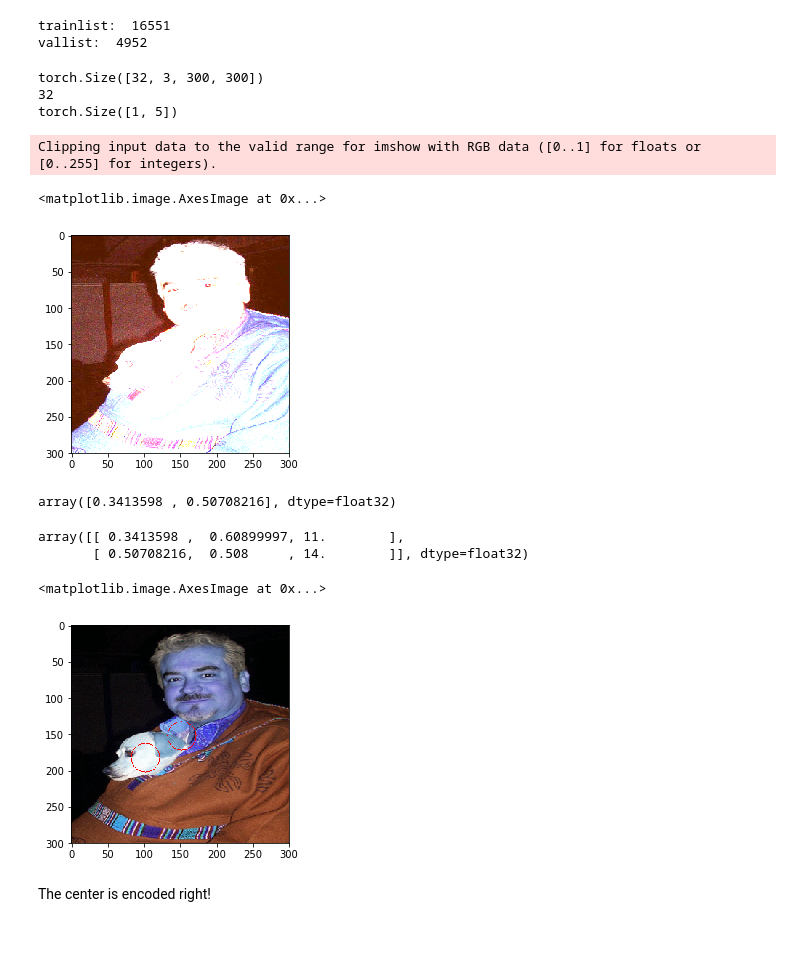
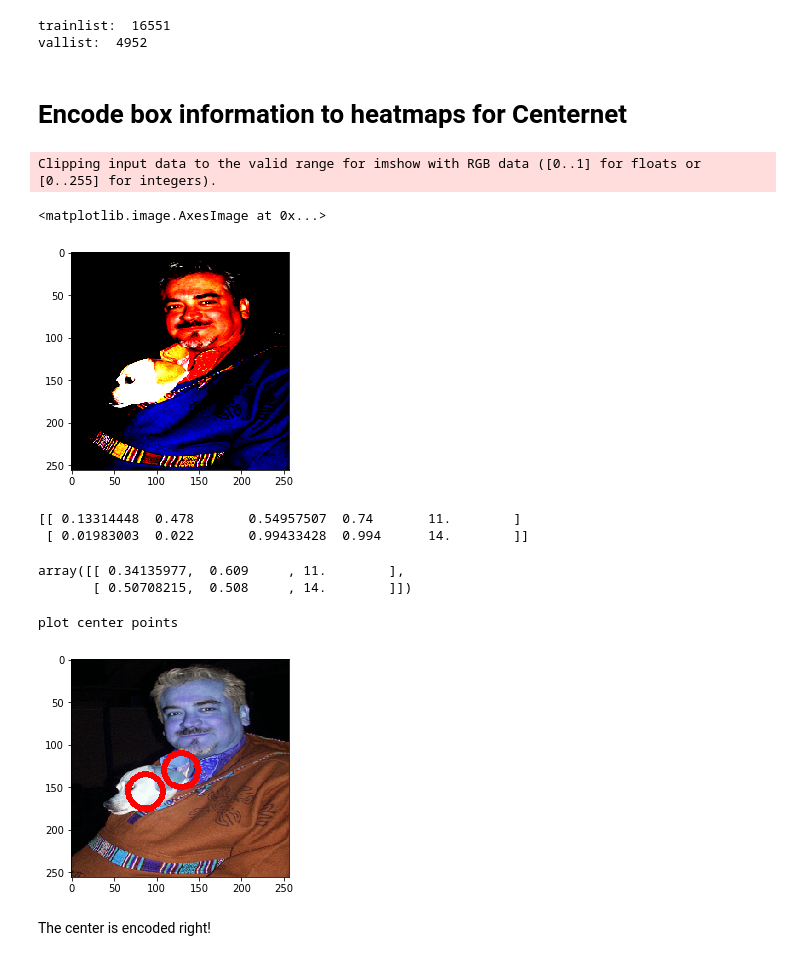
Before and after one commit to kentaroy47/centernet-from-scratch.pytorch, a Jupyter notebook: train_centernet.ipynb, the cells around one changed output. Saved outputs shown, nothing was run; the diff lists cells and outputs as text; code cells hidden in the pictures.

```diff
--- a/train_centernet.ipynb
+++ b/train_centernet.ipynb
@@ -31,4 +37,9 @@ fpn = False # try for fpns
 scale = 1
+# %%
+num_class = 20 # for VOC
+batch_size = 32
+input_size = 256 # should be dividable with 32
+MODEL_SCALE = 4 # output heatmap scale
 # %% [markdown]
 ## make data.Dataset for training
 # %%
@@ -96,54 +75,49 @@ dataloaders_dict = {"train": train_dataloader, "val": val_dataloader}
 # %% [output]
 trainlist:  16551
 vallist:  4952
-# %%
-# confirm operation
-batch_iterator = iter(dataloaders_dict["val"])  # イタレータに変換
-images, targets = next(batch_iterator)  # 1番目の要素を取り出す
-print(images.size())  # torch.Size([4, 3, 300, 300])
-print(len(targets))
-print(targets[1].shape)  # ミニバッチのサイズのリスト、各要素は[n, 5]、nは物体数
-# %% [output]
-torch.Size([32, 3, 300, 300])
-32
-torch.Size([1, 5])
+# %%
+# confirm operation
+images, targets = val_dataset[0]
+# %% [markdown]
+# Encode box information to heatmaps for Centernet
 # %%
 # show image
-img = images.numpy()[0]
+img = images.numpy()
 plt.imshow(img.transpose(1,2,0))
 # %% [output]
 Clipping input data to the valid range for imshow with RGB data ([0..1] for floats or [0..255] for integers).
 <matplotlib.image.AxesImage at 0x...>
-[figure, old version]
+[figure, new version]
-# %%
-np.mean(np.asarray([target[:,2],target[:,0]]), axis=0)
-# %% [output]
-array([0.3413598 , 0.50708216], dtype=float32)
 # %%
 # show targets
-target = np.asarray(targets[0])
+target = np.asarray(targets)
+print(target)
 # convert targets to its center.
 center = np.asarray([np.mean(np.asarray([target[:,2],target[:,0]]), axis=0).T, np.mean(np.asarray([target[:,3],target[:,1]]), axis=0).T, target[:,4]]).T
 center
 # %% [output]
-array([[ 0.3413598 ,  0.60899997, 11.        ],
-       [ 0.50708216,  0.508     , 14.        ]], dtype=float32)
+[[ 0.13314448  0.478       0.54957507  0.74       11.        ]
+ [ 0.01983003  0.022       0.99433428  0.994      14.        ]]
+array([[ 0.34135977,  0.609     , 11.        ],
+       [ 0.50708215,  0.508     , 14.        ]])
 # %%
 img -= np.min(img)
 # %%
 # Let's see if the center is encoded right
 
 img2 = cv2.imread("../VOCdevkit/VOC2007/JPEGImages/000001.jpg")
-img2 = cv2.resize(img2, (300,300))
+img2 = cv2.resize(img2, (input_size, input_size))
 
 # plot stuff centers
 for c in center:
-    img2 = cv2.circle(img2, (int(c[0]*input_size), int(c[1]*input_size)), 20, (255, 0, 0))
+    img2 = cv2.circle(img2, (int(c[0]*input_size), int(c[1]*input_size)), 20, (255, 0, 0), 5)
 
+print("plot center points")
 plt.imshow(img2/255)
+plt.show()
 # %% [output]
-<matplotlib.image.AxesImage at 0x...>
+plot center points
-[figure, old version]
+[figure, new version]
 # %% [markdown]
 The center is encoded right!
 # %% [markdown]
```
Also changed, not shown: parts of 26 cells of this notebook, 3 other files.
